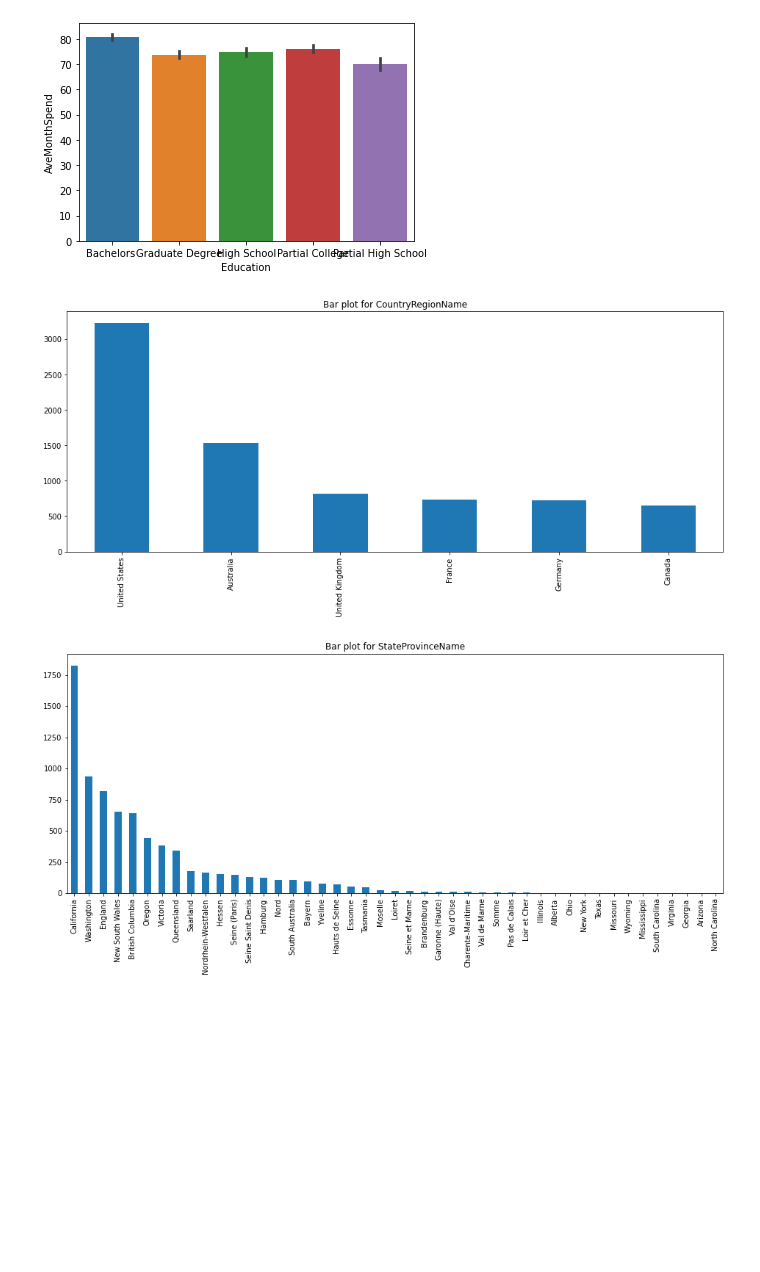
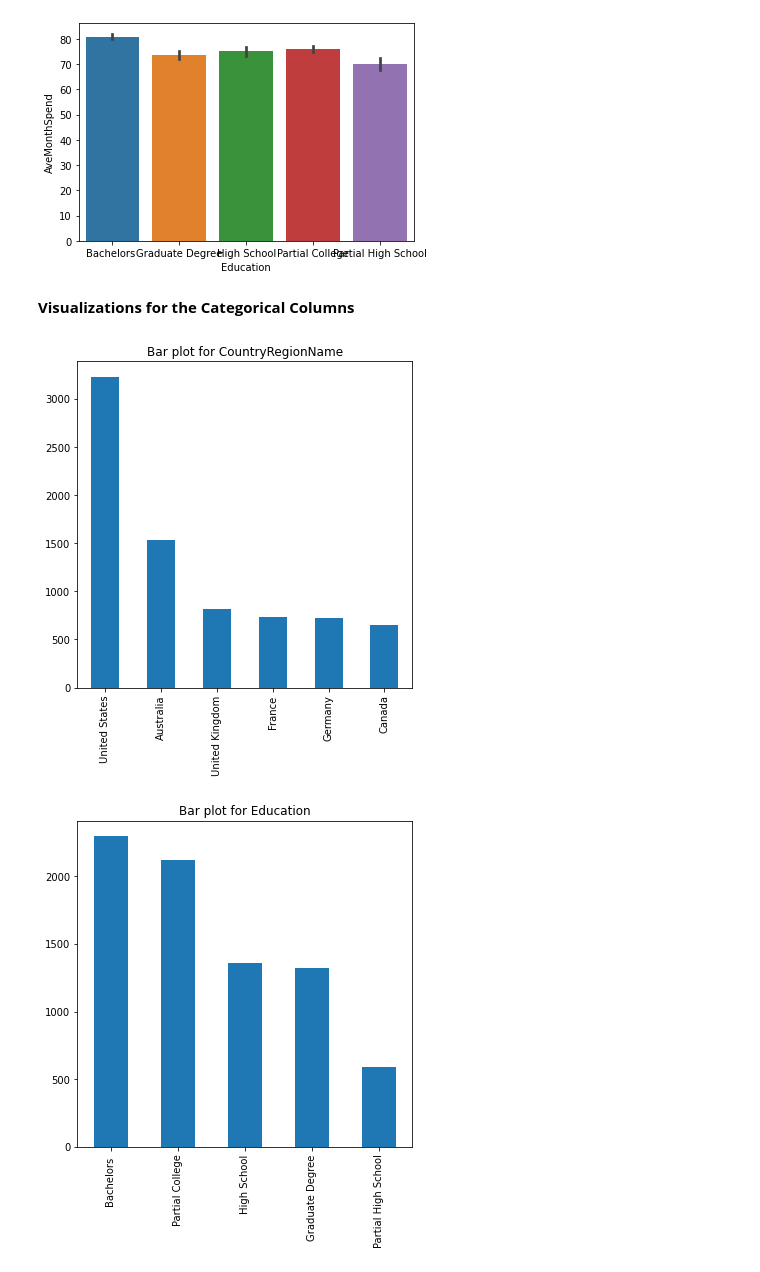
Before and after one commit to mercyIfeoluwa/Technidus-Machine-Learning-Comptition, a Jupyter notebook: Prediction_of_Customer's_Purchase_Behaviour.ipynb, the cells around one changed output. Saved outputs shown, nothing was run; the diff lists cells and outputs as text; code cells hidden in the pictures; blank space fills up the shorter version.

```diff
--- a/Prediction_of_Customer's_Purchase_Behaviour.ipynb
+++ b/Prediction_of_Customer's_Purchase_Behaviour.ipynb
@@ -268,20 +270,22 @@ data.head(2)
 # %%
 #Seperating numerical columns from categorical colunms
 numerical_cols=['YearlyIncome','AveMonthSpend','Age','HomeOwnerFlag','NumberCarsOwned','NumberChildrenAtHome','TotalChildren','BikeBuyer']
-categorical_cols=['CountryRegionName','StateProvinceName', 'Education','Occupation','Gender','MaritalStatus','PostalCode','City']
+categorical_cols=['CountryRegionName', 'Education','Occupation','Gender','MaritalStatus','City','PostalCode', 'StateProvinceName']
 # %%
 sns.barplot(data['Education'],data["AveMonthSpend"])
 plt.show()
 # %% [output]
 [figure]
+# %% [markdown]
+**Visualizations for the Categorical Columns**
 # %%
 for col in categorical_cols:
-    fig = plt.figure(figsize=(16,6)) # this is to define plot area
+    fig = plt.figure(figsize=(6,6)) # this is to define plot area
     ax = fig.gca() # to define axis
 
     counts = data[col].value_counts() # find the counts for each unique category
     counts.plot.bar(ax = ax) # Use the plot.bar method on the counts data frame
     ax.set_title('Bar plot for ' + col)
 # %% [output]
-[figure, old version]
+[figure, new version]
-[figure, old version]
+[figure, new version]
```
Also changed, not shown: parts of 39 cells of this notebook.
